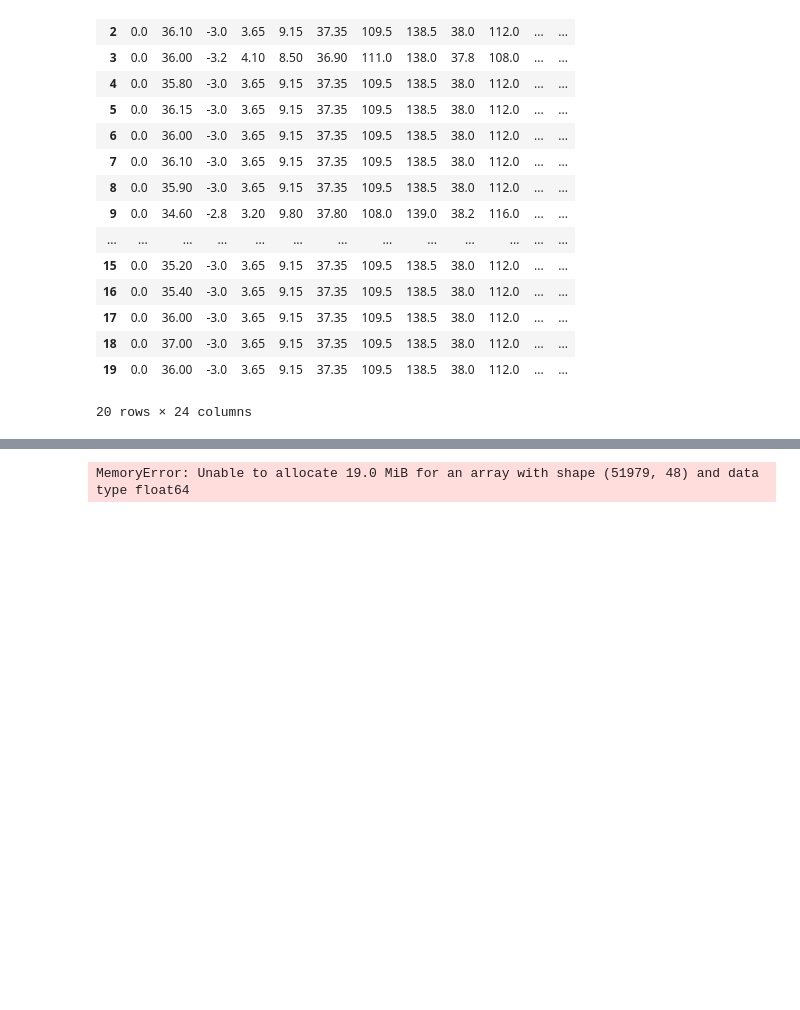
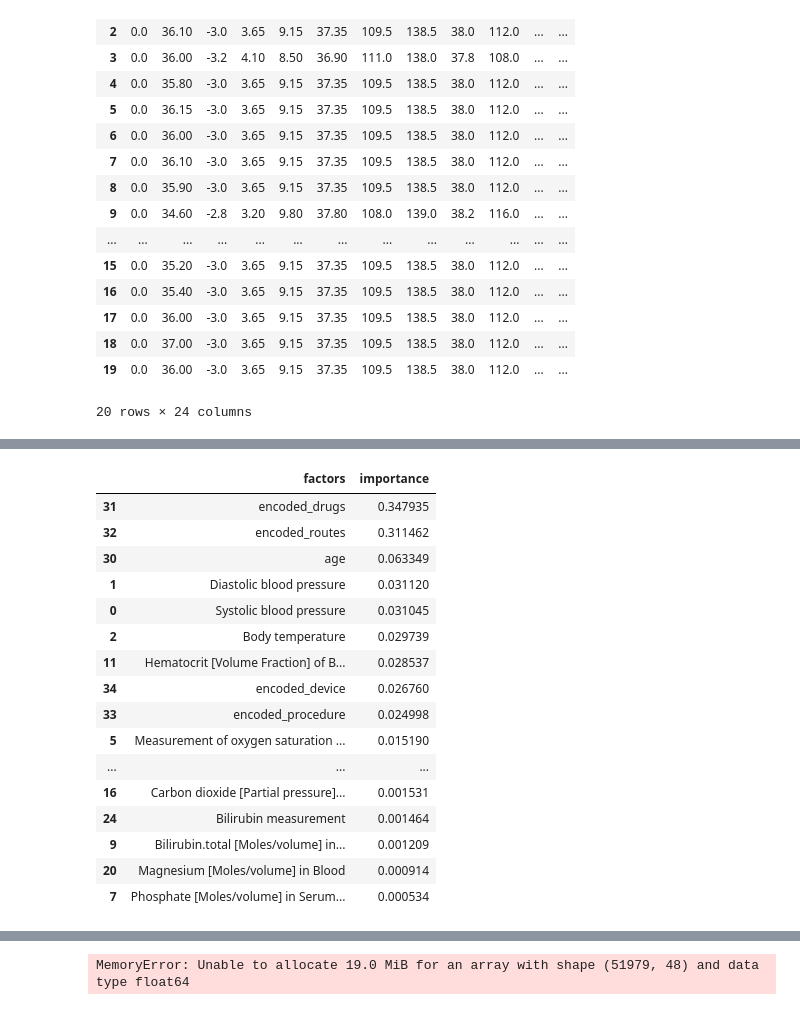
Before and after one commit to carseys/pediatric-sepsis-ml-kaggle, a Jupyter notebook: sepsis-data-preprocessing.ipynb, the cells around one changed output, grey strips where cells are left out. Saved outputs shown, nothing was run; the diff lists cells and outputs as text; code cells hidden in the pictures; blank space fills up the shorter version.

Commit message:
one hot encoding plus xgboost

```diff
--- a/sepsis-data-preprocessing.ipynb
+++ b/sepsis-data-preprocessing.ipynb
@@ -698,0 +855,32 @@ def clearing_cols(df: pd.DataFrame, threshold: int):
+# %%
+def post_join_processing_train(df: pd.DataFrame, data_dictionary: dict, entry_threshold: int):
+    """
+    This function is for training data only.
+
+    Runs operations on dataframe that occur after the tables of patient data have been joined together into a table of factors. This is pre-split.
+
+    Parameters
+    ----------
+    'df' : pd.DataFrame
+        This is a DataFrame of patient data.
+    'data_dictionary' : dict
+        This is a dictionary of DataFrames that was presumably used to create the DataFrame df. Data from 'person_demographics_episode' will be used to populate age and gender in df.
+    'entry_threshold' : int
+        Columns with count of values less than this threshold will be removed. That is, non-NaN values.
+
+    Details
+    -------
+    * runs new_person_ids
+    * runs birthday_ubiquity
+    * runs clearing_cols
+    * runs categorical_encoding
+    """
+    # add flags
+
+    new_person_ids(df=df)
+    df = birthday_ubiquity(df = df, data_dictionary = data_dictionary)
+    df, cols_cleared = clearing_cols(df=df, threshold = entry_threshold, data_type = 'train')
+    fill_nans_gaussian(df)
+    categorical_encoding(df)
+
+    return df, cols_cleared
@@ -989,0 +1187,21 @@ array([0.03641424, 0.03909368, 0.03385371, 0.01745375, 0.01503592,
+# %%
+importance = pd.DataFrame({'factors': column_names, 'importance': forest.feature_importances_}).sort_values(by='importance',ascending=False)
+importance
+# %% [output]
+|  | factors | importance |
+| 31 | encoded_drugs | 0.347935 |
+| 32 | encoded_routes | 0.311462 |
+| 30 | age | 0.063349 |
+| 1 | Diastolic blood pressure | 0.031120 |
+| 0 | Systolic blood pressure | 0.031045 |
+| 2 | Body temperature | 0.029739 |
+| 11 | Hematocrit [Volume Fraction] of B... | 0.028537 |
+| 34 | encoded_device | 0.026760 |
+| 33 | encoded_procedure | 0.024998 |
+| 5 | Measurement of oxygen saturation ... | 0.015190 |
+| ... | ... | ... |
+| 16 | Carbon dioxide [Partial pressure]... | 0.001531 |
+| 24 | Bilirubin measurement | 0.001464 |
+| 9 | Bilirubin.total [Moles/volume] in... | 0.001209 |
+| 20 | Magnesium [Moles/volume] in Blood | 0.000914 |
+| 7 | Phosphate [Moles/volume] in Serum... | 0.000534 |
```
Also changed, not shown: parts of 60 cells of this notebook.
